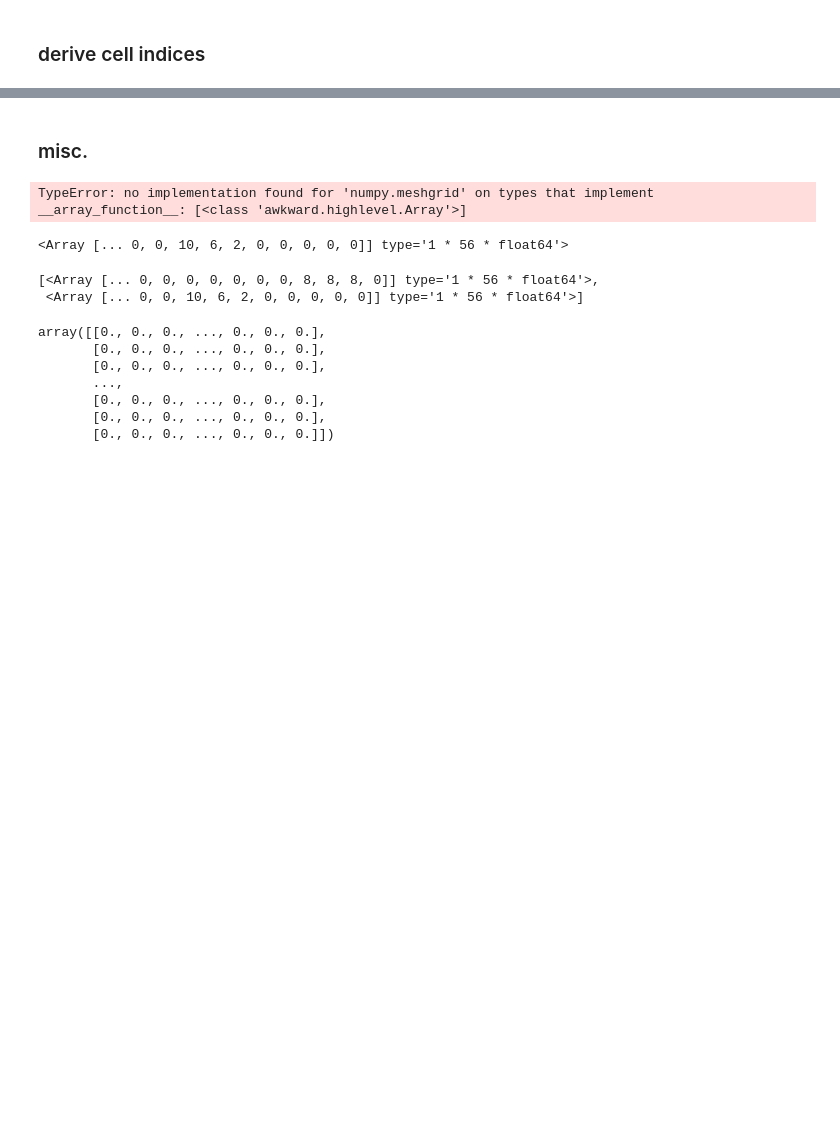
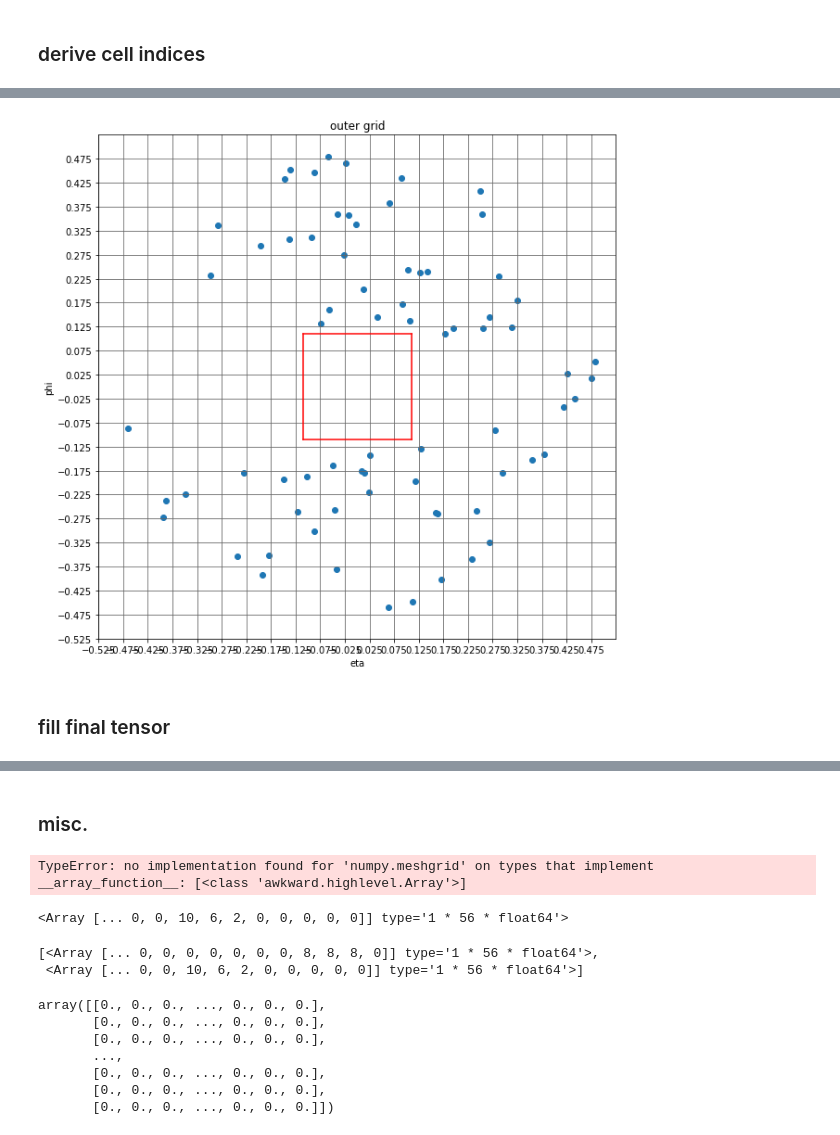
Before and after one commit to ofivite/DeepTau-dataloader, a Jupyter notebook: transform_inputs.ipynb, the cells around one changed output, grey strips where cells are left out. Saved outputs shown, nothing was run; the diff lists cells and outputs as text; code cells hidden in the pictures; blank space fills up the shorter version.

```diff
--- a/transform_inputs.ipynb
+++ b/transform_inputs.ipynb
@@ -222,10 +152,0 @@ taus[tau_i]['pfCand_pt'][const_i[0]]
-# %%
-%%timeit
-inner_grids = []
-c_type = 'pfCand'
-for i, tau_ in enumerate(taus):
-    inner_grid_ = np.zeros((taus[i][f'n_{c_type}'], n_inner_cells, n_inner_cells))
-    inner_grid_id_ = ak.to_list(taus[f'inner_grid_{c_type}_indices'][inner_grid_mask_dict[c_type]][i])
-    np.put(inner_grid_, inner_grid_id_, 1)
-    inner_grids.append(inner_grid_)
-taus['inner_grid_pfCand'] = inner_grids
@@ -250,3 +152,0 @@ def get_inner_grids(c_type):
-# %%
-%%timeit
-taus['inner_grid_pfCand'] = get_inner_grids('pfCand')
@@ -257,0 +203,8 @@ File "<ipython-input-29-eaebfe530a39>", line 5:
+# %%
+grid_type = 'outer'
+c_type = 'pfCand'
+tau_i = 100
+# %%
+grid_mask = taus[f'{grid_type}_grid_{c_type}_mask']
+grid_coord = ak.to_pandas(taus[[f'{c_type}_deta', f'{c_type}_dphi', ]][grid_mask][tau_i])
+grid_coord
@@ -257,0 +249,27 @@ File "<ipython-input-29-eaebfe530a39>", line 5:
+# %%
+fig, ax = plt.subplots(1, figsize=(10, 10))
+
+if grid_type != 'inner':
+    ax.plot([grid_left['inner'], grid_right['inner']], [grid_right['inner'], grid_right['inner']], 'r')
+    ax.plot([grid_left['inner'], grid_left['inner']], [grid_left['inner'], grid_right['inner']], 'r')
+    ax.plot([grid_left['inner'], grid_right['inner']], [grid_left['inner'], grid_left['inner']], 'r')
+    ax.plot([grid_right['inner'], grid_right['inner']], [grid_left['inner'], grid_right['inner']], 'r')
+
+ax.scatter(x=grid_coord[f'{c_type}_deta'], y=grid_coord[f'{c_type}_dphi'])
+
+ax.set_xlim(grid_left[grid_type], grid_right[grid_type])
+ax.set_ylim(grid_left[grid_type], grid_right[grid_type])
+ax.set_xticks(np.arange(grid_left[grid_type], grid_right[grid_type], cell_size[grid_type]))
+ax.set_yticks(np.arange(grid_left[grid_type], grid_right[grid_type], cell_size[grid_type]))
+
+ax.set_xlabel('eta')
+ax.set_ylabel('phi')
+ax.set_title(f'{grid_type} grid')
+
+plt.grid(b=True, which='major', color='#666666', linestyle='-')
+
+plt.show()
+# %% [output]
+[figure, added]
+# %% [markdown]
+### fill final tensor
```
Also changed, not shown: parts of 105 cells of this notebook, 1 other file.
